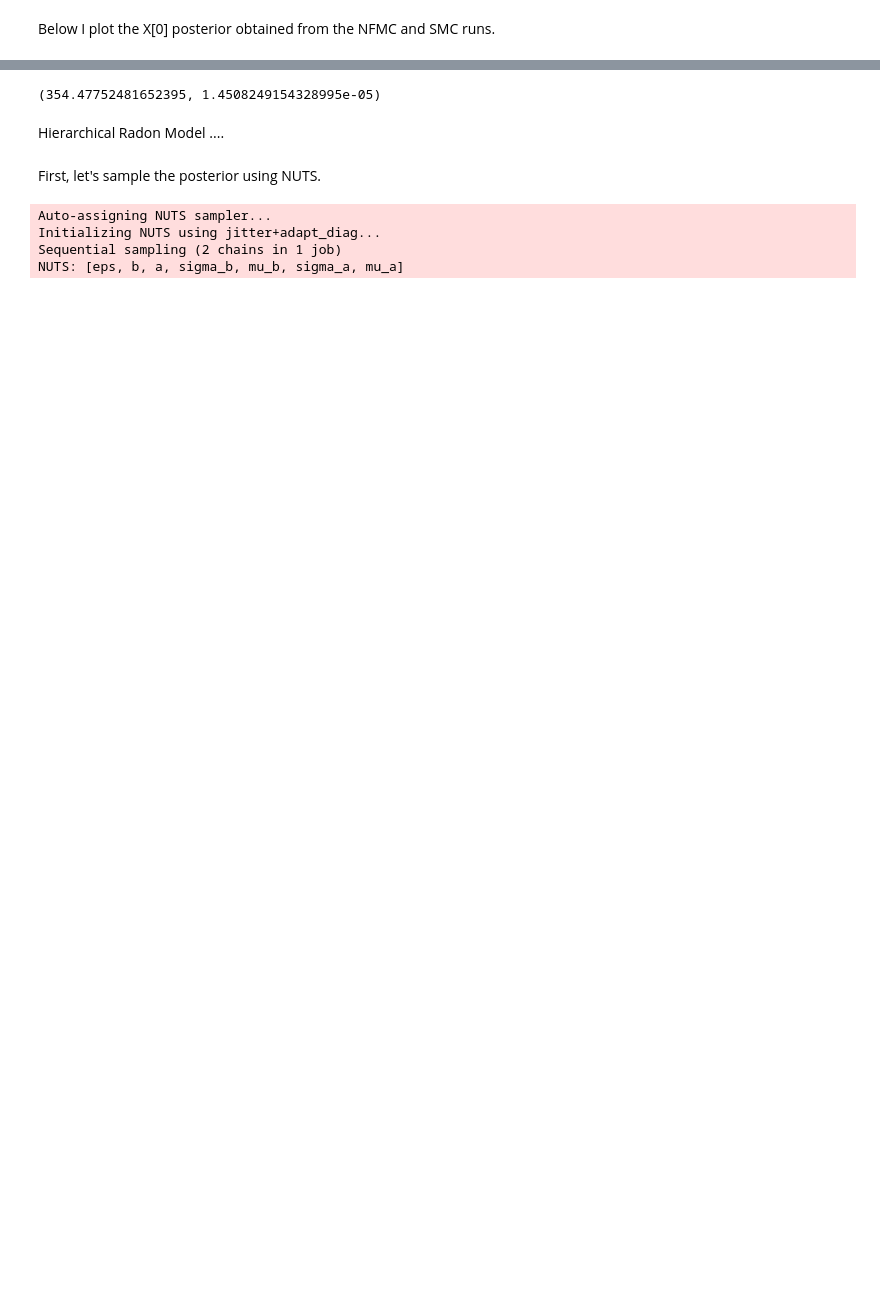
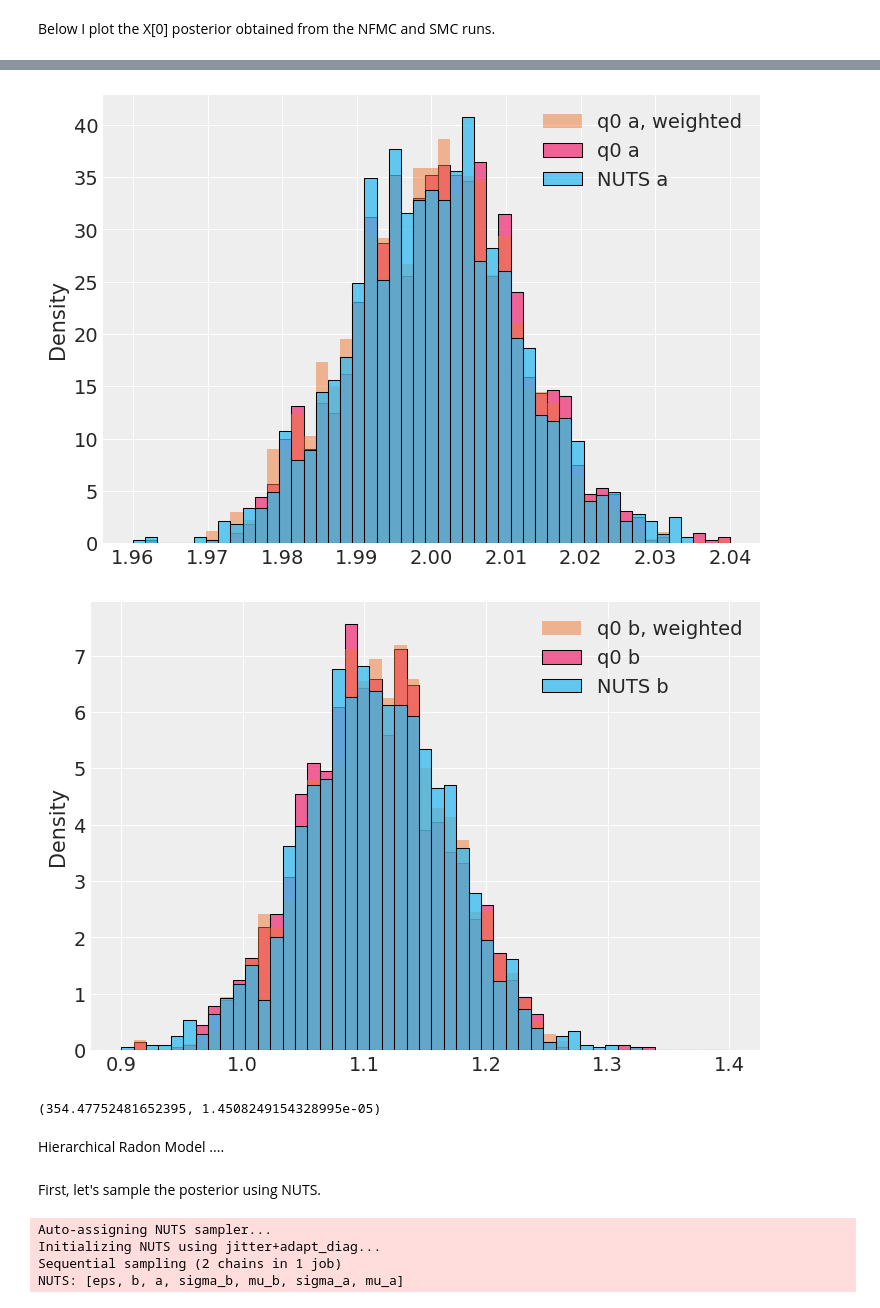
Before and after one commit to RichardGrumitt/NS_NFMC_tests, a Jupyter notebook: nfmc_tests.ipynb, the cells around one changed output, grey strips where cells are left out. Saved outputs shown, nothing was run; the diff lists cells and outputs as text; code cells hidden in the pictures; blank space fills up the shorter version.

Commit message:
Show q0 for regression example

```diff
--- a/nfmc_tests.ipynb
+++ b/nfmc_tests.ipynb
@@ -338,3 +337,29 @@ plt.show()
+# %%
+rg_weighted_samples = rg_trace.report.weighted_samples[0]
+rg_q0_samples = rg_weighted_samples[:2000, ...]
+rg_importance_weights = rg_trace.report.importance_weights
+rg_q0_weights = rg_importance_weights[0][:2000]
+
+bins = np.linspace(1.96, 2.04, 50)
+plt.figure()
+sns.histplot(rg_q0_samples[:,1], label='q0 a', bins=bins, stat='density', color='#EE3377')
+plt.hist(rg_q0_samples[:,1], weights=rg_q0_weights/np.sum(rg_q0_weights), label='q0 a, weighted',
+             bins=bins, density=True, color='#EE7733', alpha=0.5)
+sns.histplot(a_samples, label='NUTS a', bins=bins, stat='density', color='#33BBEE')
+plt.legend(loc='upper right')
+plt.show()
+
+bins = np.linspace(0.9, 1.4, 50)
+plt.figure()
+sns.histplot(rg_q0_samples[:,0], label='q0 b', bins=bins, stat='density', color='#EE3377')
+plt.hist(rg_q0_samples[:,0], weights=rg_q0_weights/np.sum(rg_q0_weights), label='q0 b, weighted',
+             bins=bins, density=True, color='#EE7733', alpha=0.5)
+sns.histplot(b_samples, label='NUTS b', bins=bins, stat='density', color='#33BBEE')
+plt.legend(loc='upper right')
+plt.show()
+# %% [output]
+[figure, added]
+[figure, added]
 # %%
 def z_integrand(a, b):
     p_a = np.exp(-(a - 2)**2 / 2) / np.sqrt(2 * np.pi)
```
Also changed, not shown: parts of 14 cells of this notebook.
